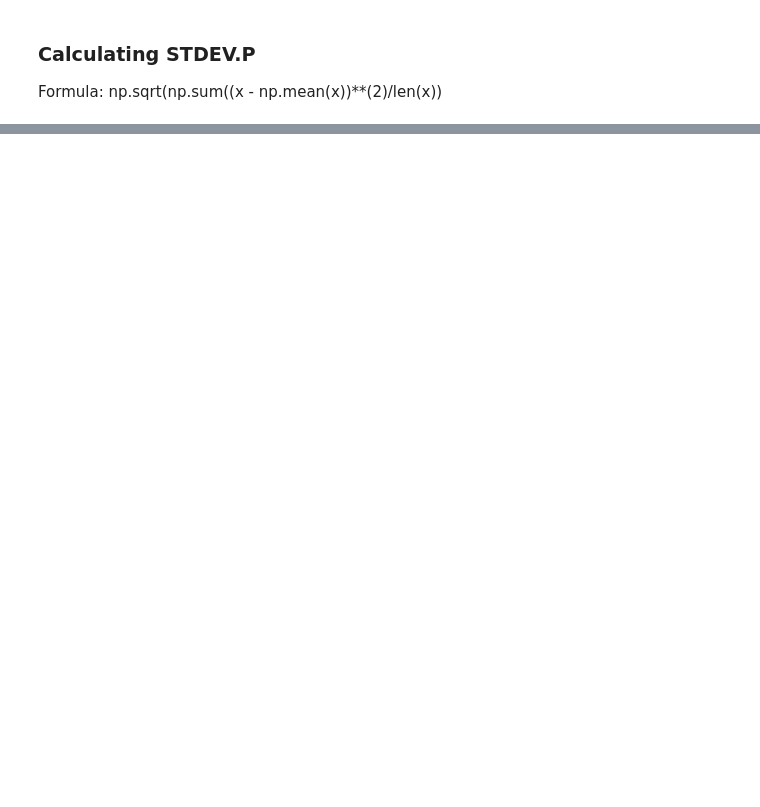
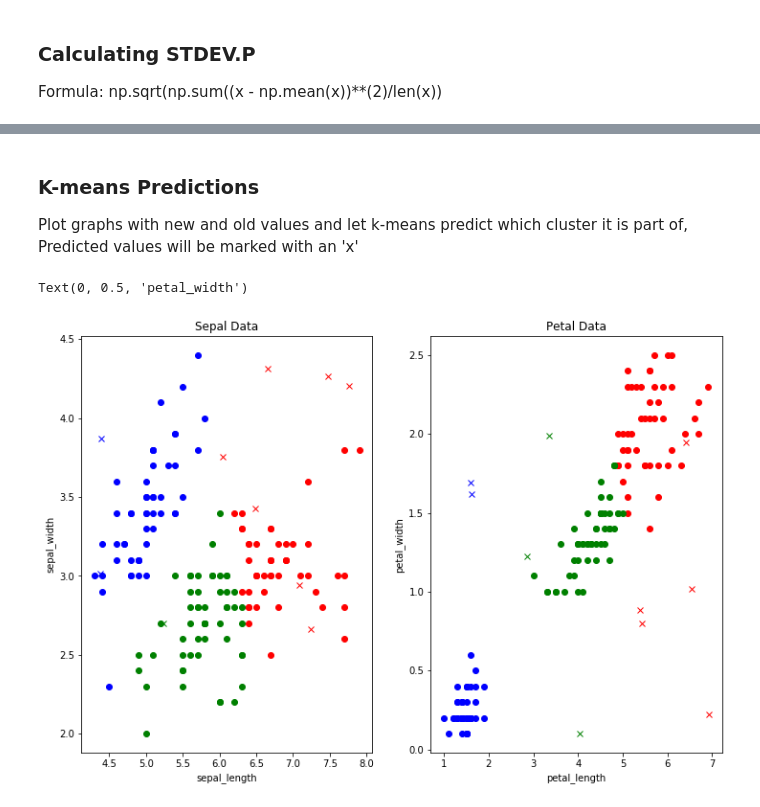
Before and after one commit to EoinStankard/Machine-Learning-Statistics-Tasks, a Jupyter notebook: MLS-Tasks2020.ipynb, the cells around one changed output, grey strips where cells are left out. Saved outputs shown, nothing was run; the diff lists cells and outputs as text; code cells hidden in the pictures; blank space fills up the shorter version.

```diff
--- a/MLS-Tasks2020.ipynb
+++ b/MLS-Tasks2020.ipynb
@@ -224,3 +311,45 @@ Sample Standard Deviation: 27.73808540453987
+# %%
+# Create new dummy points for classification.
+mySxvals = np.random.uniform(low=4.0, high=8.0, size=(10,)) #10 random sepal x values
+mySyvals = np.random.uniform(low=2.5, high=4.5, size=(10,)) #10 random sepal y values
+mynewSepal = np.vstack([mySxvals, mySyvals]).T
+mySepalpredictions = kmeansSepal.predict(mynewSepal)
+
+myPxvals = np.random.uniform(low=1.0, high=7.0, size=(10,))
+myPyvals = np.random.uniform(low=0.0, high=2.5, size=(10,))
+mynewPetal = np.vstack([myPxvals, myPyvals]).T
+myPetalpredictions = kmeansPetal.predict(mynewPetal)
+# %% [markdown]
+### K-means Predictions
+
+Plot graphs with new and old values and let k-means predict which cluster it is part of, Predicted values will be marked with an 'x'
+# %%
+plt.figure(figsize = (12, 8))
+plt.subplot(1, 2, 1)
+plt.plot(sepalData[kmeansSepal.labels_ == 0][:,0],sepalData[kmeansSepal.labels_ == 0][:,1], 'bo')
+plt.plot(sepalData[kmeansSepal.labels_ == 1][:,0],sepalData[kmeansSepal.labels_ == 1][:,1], 'ro')
+plt.plot(sepalData[kmeansSepal.labels_ == 2][:,0],sepalData[kmeansSepal.labels_ == 2][:,1], 'go')
+plt.plot(mynewSepal[mySepalpredictions == 0][:,0],mynewSepal[mySepalpredictions == 0][:,1], 'bx')
+plt.plot(mynewSepal[mySepalpredictions == 1][:,0],mynewSepal[mySepalpredictions == 1][:,1], 'rx')
+plt.plot(mynewSepal[mySepalpredictions == 2][:,0],mynewSepal[mySepalpredictions == 2][:,1], 'gx')
+plt.title("Sepal Data")
+plt.xlabel("sepal_length")
+plt.ylabel("sepal_width")
+
+
+plt.subplot(1, 2, 2)
+plt.plot(petalData[kmeansPetal.labels_ == 0][:,0],petalData[kmeansPetal.labels_ == 0][:,1], 'bo')
+plt.plot(petalData[kmeansPetal.labels_ == 1][:,0],petalData[kmeansPetal.labels_ == 1][:,1], 'ro')
+plt.plot(petalData[kmeansPetal.labels_ == 2][:,0],petalData[kmeansPetal.labels_ == 2][:,1], 'go')
+plt.plot(mynewPetal[myPetalpredictions == 0][:,0],mynewPetal[myPetalpredictions == 0][:,1], 'bx')
+plt.plot(mynewPetal[myPetalpredictions == 1][:,0],mynewPetal[myPetalpredictions == 1][:,1], 'rx')
+plt.plot(mynewPetal[myPetalpredictions == 2][:,0],mynewPetal[myPetalpredictions == 2][:,1], 'gx')
+plt.title("Petal Data")
+plt.xlabel("petal_length")
+plt.ylabel("petal_width")
+# %% [output]
+Text(0, 0.5, 'petal_width')
+[figure, added]
 # %% [markdown]
 ### References
 
```
Also changed, not shown: parts of 13 cells of this notebook, 1 other file.
